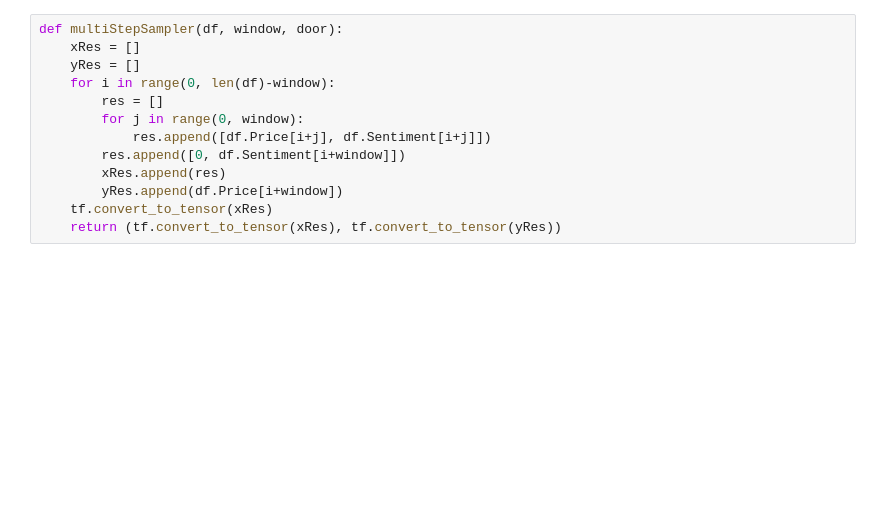
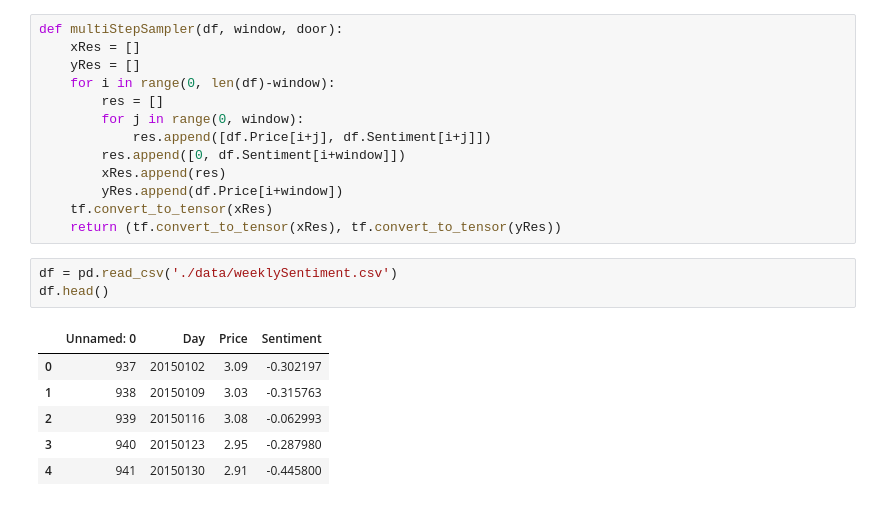
Before and after one commit to rumbleFTW/natural-gas-price-dashboard, a Jupyter notebook: proposedModel.ipynb, the cells around one changed output. Saved outputs shown, nothing was run; the diff lists cells and outputs as text; blank space fills up the shorter version.

```diff
--- a/proposedModel.ipynb
+++ b/proposedModel.ipynb
@@ -146,3 +146,13 @@ def multiStepSampler(df, window, door):
         yRes.append(df.Price[i+window])
     tf.convert_to_tensor(xRes)
     return (tf.convert_to_tensor(xRes), tf.convert_to_tensor(yRes))
+# %%
+df = pd.read_csv('./data/weeklySentiment.csv')
+df.head()
+# %% [output]
+|  | Unnamed: 0 | Day | Price | Sentiment |
+| 0 | 937 | 20150102 | 3.09 | -0.302197 |
+| 1 | 938 | 20150109 | 3.03 | -0.315763 |
+| 2 | 939 | 20150116 | 3.08 | -0.062993 |
+| 3 | 940 | 20150123 | 2.95 | -0.287980 |
+| 4 | 941 | 20150130 | 2.91 | -0.445800 |
```
Also changed, not shown: parts of 1 cell of this notebook, 2 other files.
